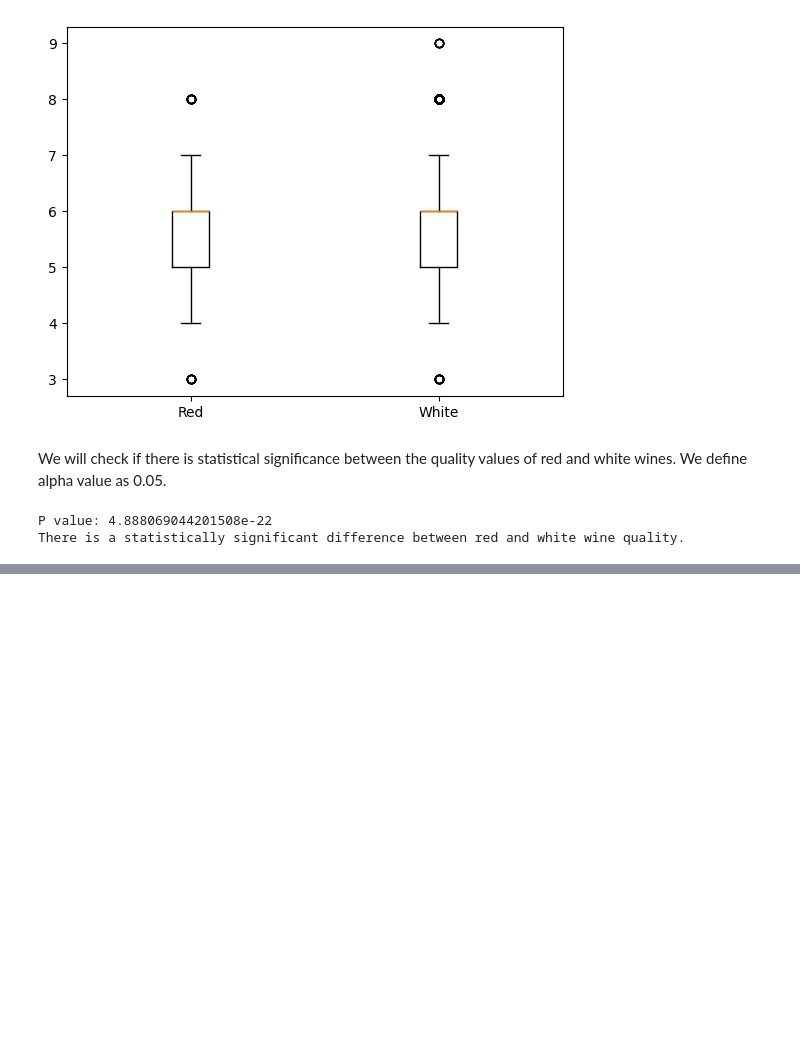
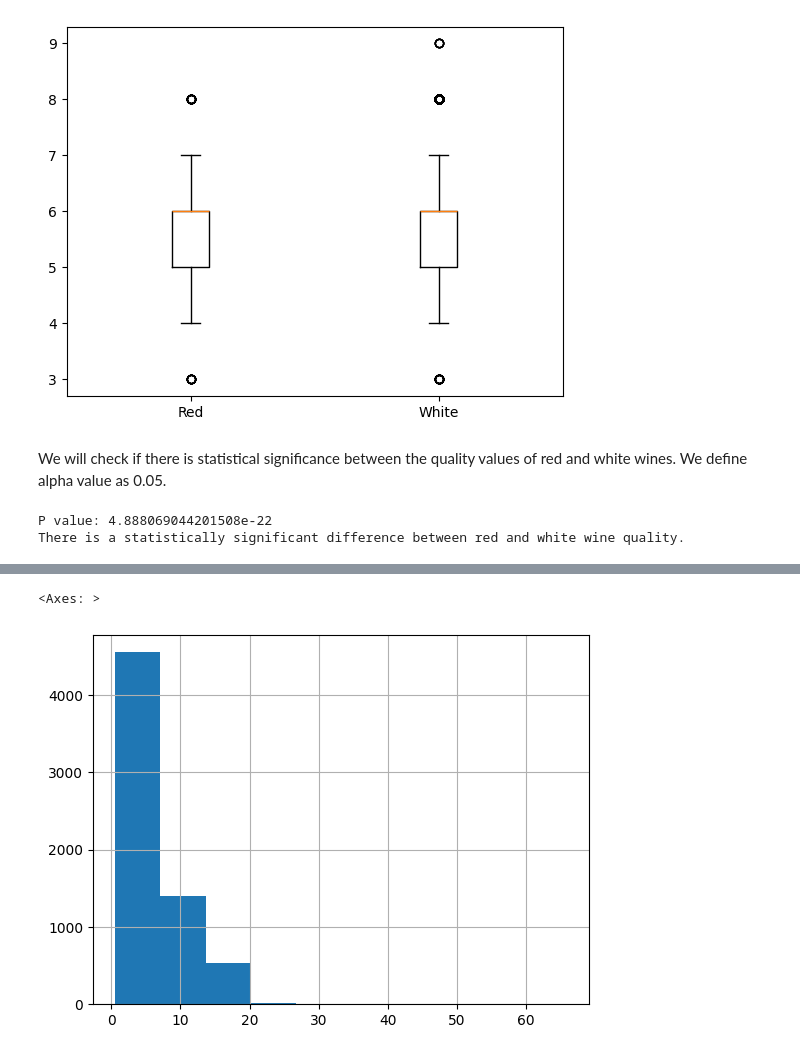
Before and after one commit to thanasisxan/AI-101-Machine-Learning, a Jupyter notebook: Exercise-4/wine-type-prediction-2.ipynb, the cells around one changed output, grey strips where cells are left out. Drawn from its saved outputs; the diff is of its cells as text; code cells hidden in the pictures; blank space fills up the shorter version.

```diff
--- a/Exercise-4/wine-type-prediction-2.ipynb
+++ b/Exercise-4/wine-type-prediction-2.ipynb
@@ -107,0 +122,5 @@ Therefore, white wine has a marginally higher average quality than red wine in t
+# %%
+df['residual sugar'].hist()
+# %% [output]
+<Axes: >
+[figure, added]
```
Also changed, not shown: parts of 15 cells of this notebook.
